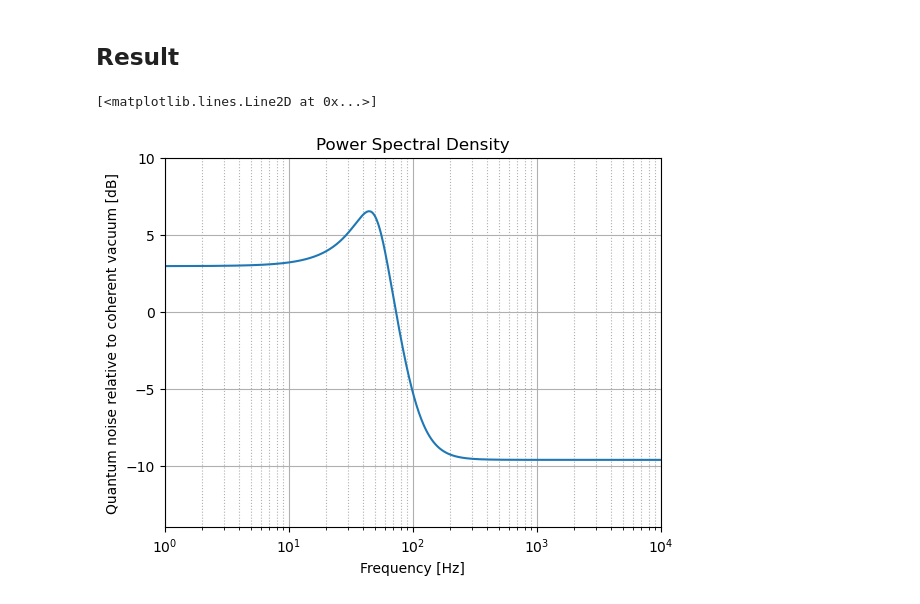
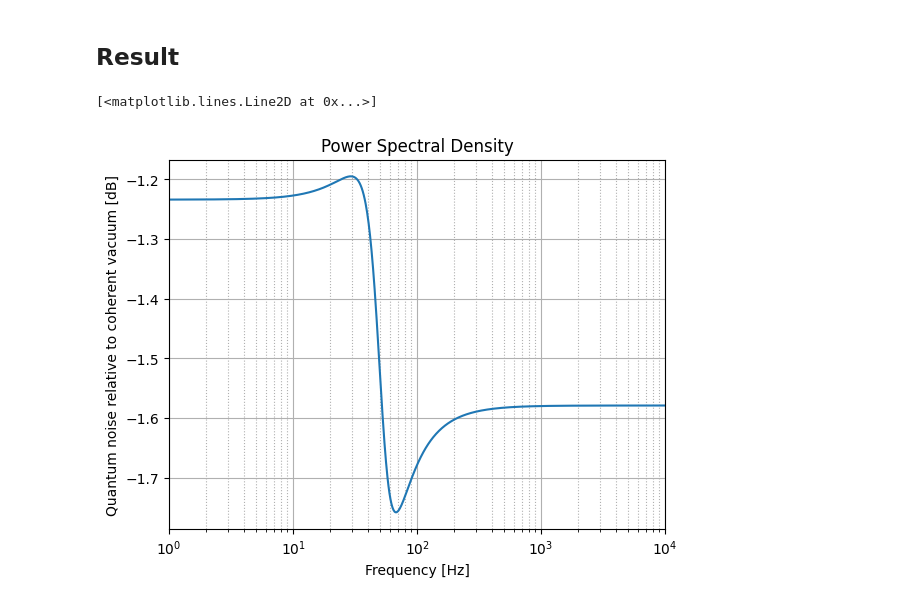
Before and after one commit to jrunkening/gwinc, a Jupyter notebook: notebook/demo.ipynb, the cells around one changed output. Cells and saved outputs as stored; diff of their text form; code cells hidden in the pictures.

Commit message:
Add phase noise

```diff
--- a/notebook/demo.ipynb
+++ b/notebook/demo.ipynb
@@ -35,13 +35,13 @@ and
 $\mathcal{T}_{inj} = \tau_{inj} \mathcal{S}(\sigma_{sqz}, \phi_{sqz})$
 # %%
 r_dB = 9.1
-r = r_dB / (20.*np.log(np.e))
-print(r)
+r = r_dB / (20. * np.log10(np.e))
 
 transfer_matrix = build_transfer_matrix([
     Squeezer(
-        squeezing_factor = r_dB,
+        squeezing_factor = r,
         squeezing_angle = 0,
+        phase_error = 30e-3,
         squared_injection_loss = 0.05
     ),
     FilterCavity(
@@ -50,7 +50,7 @@ transfer_matrix = build_transfer_matrix([
         filter_cavity_length = 55,
         carrier_wavelength = 1064,
         detuning = 48,
-        filter_cavity_length_error = 0,
+        filter_cavity_length_error = 0.3e-12,
         sum_of_all_squeezed_filter_cavity_higher_order_mode_coupling_coefficients = 0.06,
         sum_of_all_squeezed_local_oscillator_higher_order_mode_coupling_coefficients = 0.02,
         mode_mismatch_phase_ambiguity = 2*np.pi
@@ -76,18 +74,18 @@ noise = build_noise(
 # %%
 plt.xscale("log")
 plt.grid(which = "major", linestyle = "solid")
 plt.grid(which = "minor", linestyle = "dotted")
 plt.xlim(1, 10000)
-plt.ylim(-14, 10)
+# plt.ylim(-5, 0)
 plt.title("Power Spectral Density")
 plt.ylabel("Quantum noise relative to coherent vacuum [dB]")
 plt.xlabel("Frequency [Hz]")
 
 frequencies = np.logspace(0, 4, 1000)
 plt.plot(
     frequencies,
     [10*np.log10(noise(2*np.pi*f)) for f in frequencies],
 )
 # %% [output]
 [<matplotlib.lines.Line2D at 0x...>]
-[figure, old version]
+[figure, new version]
```
Also changed, not shown: parts of 1 cell of this notebook, 3 other files.
